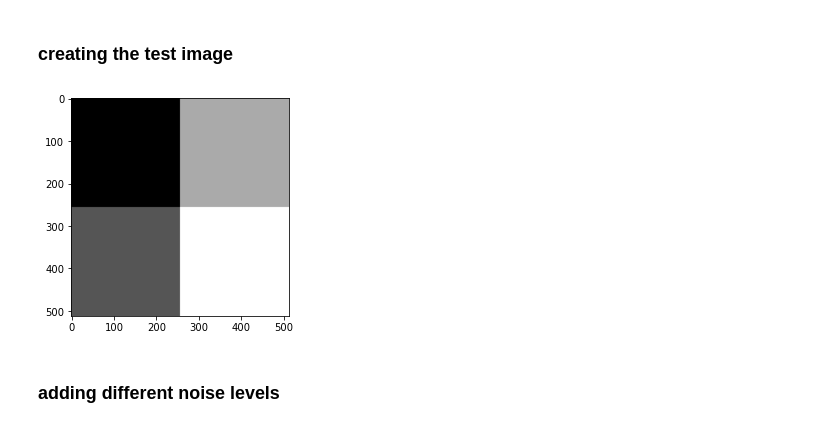
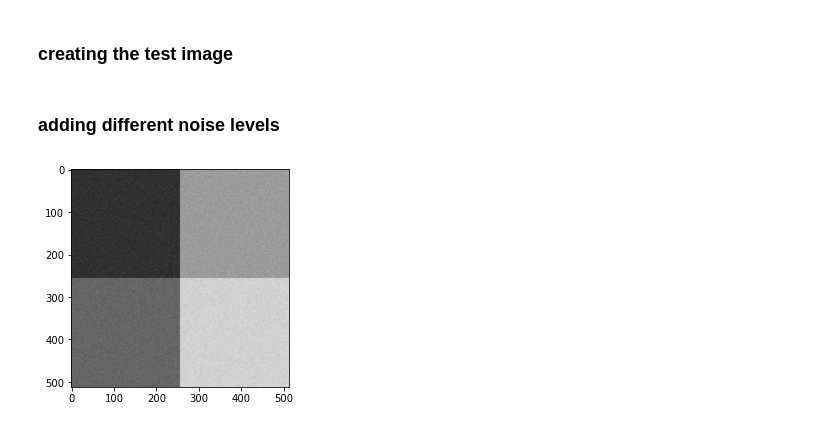
Before and after one commit to moataznoaaaman/DLCV_T1, a Jupyter notebook: task1.ipynb, the cells around one changed output. Drawn from its saved outputs; the diff is of its cells as text; code cells hidden in the pictures.

```diff
--- a/task1.ipynb
+++ b/task1.ipynb
@@ -5,36 +5,29 @@ from PIL import Image
 # %% [markdown]
 ### creating the test image
 # %%
-pixels00 = np.zeros((256,256))
-pixels01 = np.ones((256,256)) *80
-pixels10 = np.ones((256,256)) * 160
-pixels11 = np.ones((256,256)) * 240
+pixels00 = np.ones((256,256)) * 50
+pixels01 = np.ones((256,256)) * 100
+pixels10 = np.ones((256,256)) * 150
+pixels11 = np.ones((256,256)) * 200
 tophalf = np.concatenate((pixels00, pixels01), axis=0)
 bottomhalf = np.concatenate((pixels10, pixels11), axis=0)
 test_image = np.concatenate((tophalf, bottomhalf), axis=1)
 test_image = test_image.reshape(512,512)
-plt.imshow(test_image,cmap="gray")
-plt.imsave(r"dataset3\testGrayImage.jpg",test_image,cmap="gray")#testGrayImage_
+im=Image.fromarray(test_image).convert("L")
+im.save(r"dataset3\testGrayImage.jpg")
-# %% [output]
-[figure, removed]
 # %% [markdown]
 ### adding different noise levels
-# %%
-def add_noise(path,save_path,noise):
-    im = Image.open(path).convert("L")
-    im = im + noise
-    im=Image.fromarray(im).convert("L")
-    im.save(save_path)
-
-
-## low level noise
-gaussian_noise = np.random.normal(0, 10, size=(512, 512))
-add_noise(r"dataset3\testGrayImage.jpg",r"dataset3\testGrayImage_low.jpg",gaussian_noise)
-
-## mid level noise
-gaussian_noise = np.random.normal(0, 15, size=(512, 512))
-add_noise(r"dataset3\testGrayImage.jpg",r"dataset3\testGrayImage_mid.jpg",gaussian_noise)
-
-## high level noise
-gaussian_noise = np.random.normal(0, 20, size=(512, 512))
-add_noise(r"dataset3\testGrayImage.jpg",r"dataset3\testGrayImage_high.jpg",gaussian_noise)
+# %%
+def add_noise(im,save_path,noise):
+    im = im
+    im = im + noise
+    im = im.astype(int)
+    im=Image.fromarray(im).convert("L")
+    plt.imshow(im,cmap="gray")
+    im.save(save_path)
+# %%
+## low level noise
+gaussian_noise = np.random.normal(0, 10, size=(512, 512))
+add_noise(test_image,r"dataset3\testGrayImage_low.jpg",gaussian_noise)
+# %% [output]
+[figure, added]
```
Also changed, not shown: parts of 2 cells of this notebook, 6 other files.
